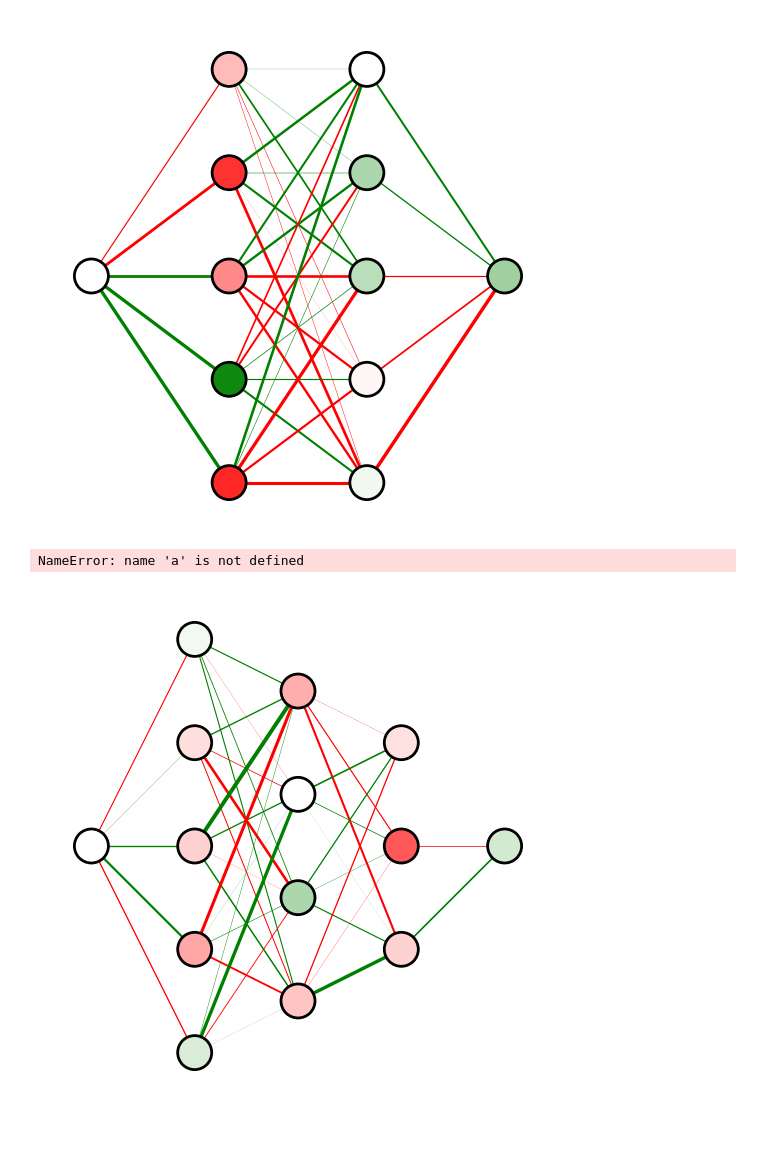
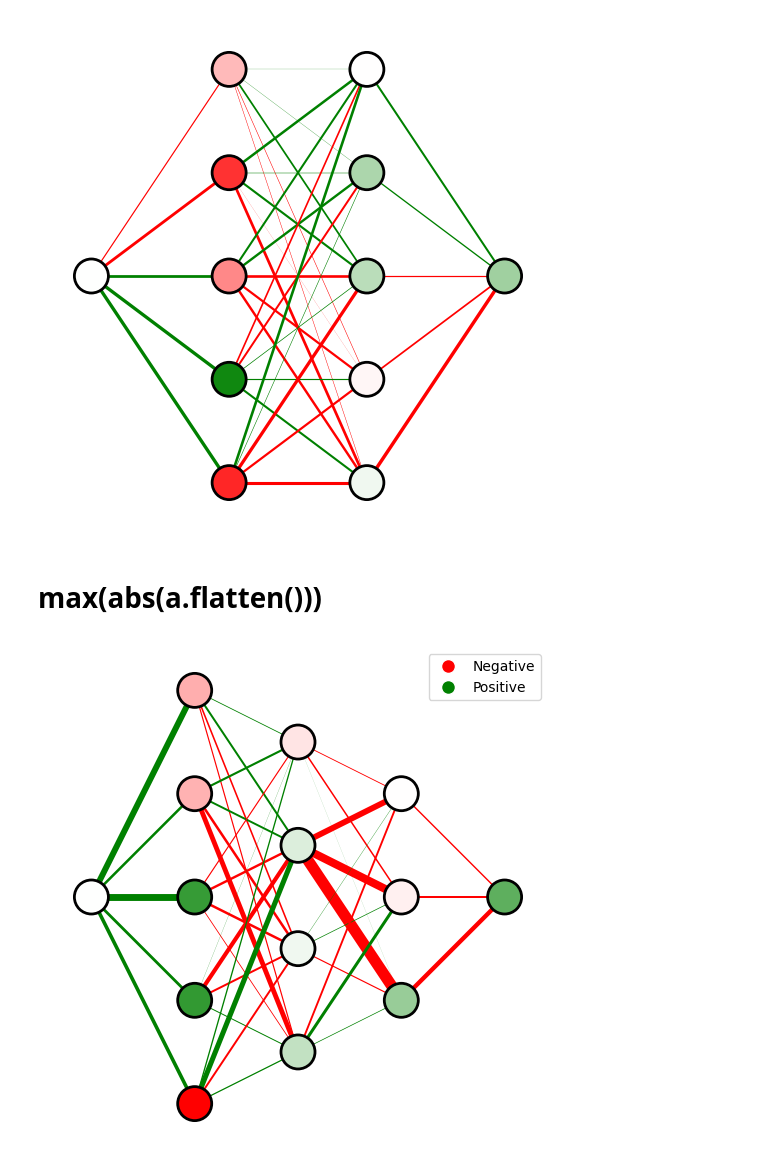
Before and after one commit to nizwant/methods_of_computational_intelligence, a Jupyter notebook: NeuralNetworks/visualisations.ipynb, the cells around one changed output. Cells and saved outputs as stored; diff of their text form; code cells hidden in the pictures; blank space fills up the shorter version.

```diff
--- a/NeuralNetworks/visualisations.ipynb
+++ b/NeuralNetworks/visualisations.ipynb
@@ -417,9 +417,10 @@ class NeuralNetwork:
 
         # colors of the nodes
         node_colors = []
-        for key, value in nx.get_node_attributes(G, "bias").items():
+        for _, value in nx.get_node_attributes(G, "bias").items():
             node_colors.append(value)
         cmap = LinearSegmentedColormap.from_list("rg", ["r", "w", "g"], N=256)
+        max_bias = max(abs(np.array(node_colors)))
 
         # draw the graph
         pos = nx.multipartite_layout(G)
@@ -436,9 +437,13 @@ class NeuralNetwork:
             width=weights,
             node_color=node_colors,
             cmap=cmap,
-            vmin=-4,
-            vmax=4,
+            vmin=-max_bias,
+            vmax=max_bias,
         )
+        # create legend that says red is negative and green is positive
+        red_patch = plt.Line2D([0], [0], marker="o", color="w", label="Negative", markerfacecolor="r", markersize=10)
+        green_patch = plt.Line2D([0], [0], marker="o", color="w", label="Positive", markerfacecolor="g", markersize=10)
+        plt.legend(handles=[red_patch, green_patch])
 # %%
 square_simple_train = pd.read_csv("../data/regression/square-simple-training.csv", index_col=0)
 square_simple_test = pd.read_csv("../data/regression/square-simple-test.csv", index_col=0)
@@ -559,12 +547,18 @@ nx.draw(
 )
 # %% [output]
 [figure]
-# %%
-max(abs(a.flatten()))
-# %% [output]
-NameError: name 'a' is not defined
+# %% [markdown]
+# max(abs(a.flatten()))
 # %%
 neural2 = NeuralNetwork([5,4,3], 1, 1)
+neural2.adam_debug(
+    square_simple_train_normalized["x"],
+    square_simple_train_normalized["y"],
+    max_num_epoch=500,
+    learning_rate=0.1,
+    batch_fraction=0.5,
+    silent=True,
+)
 neural2.visualize_network()
 # %% [output]
-[figure, old version]
+[figure, new version]
```
Also changed, not shown: parts of 1 cell of this notebook, 3 other files.
